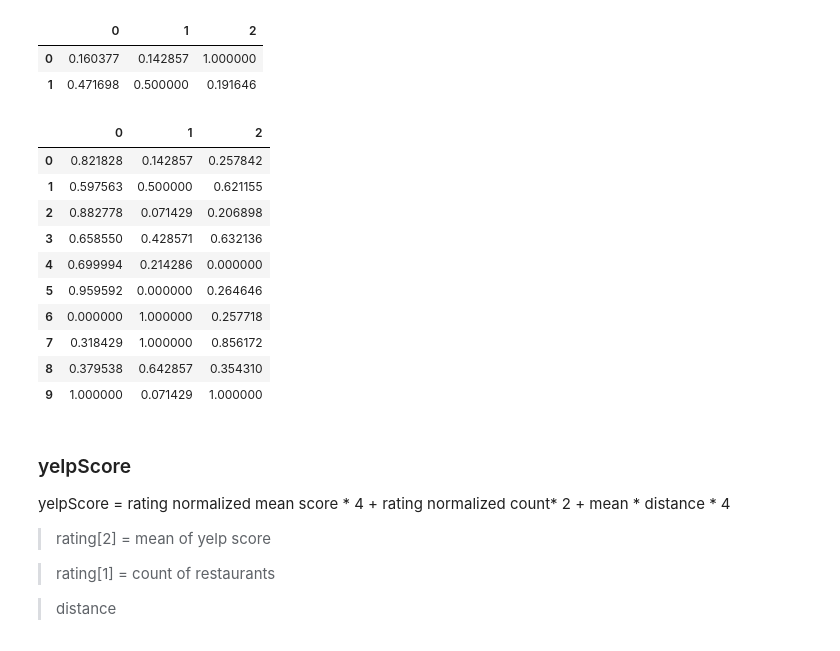
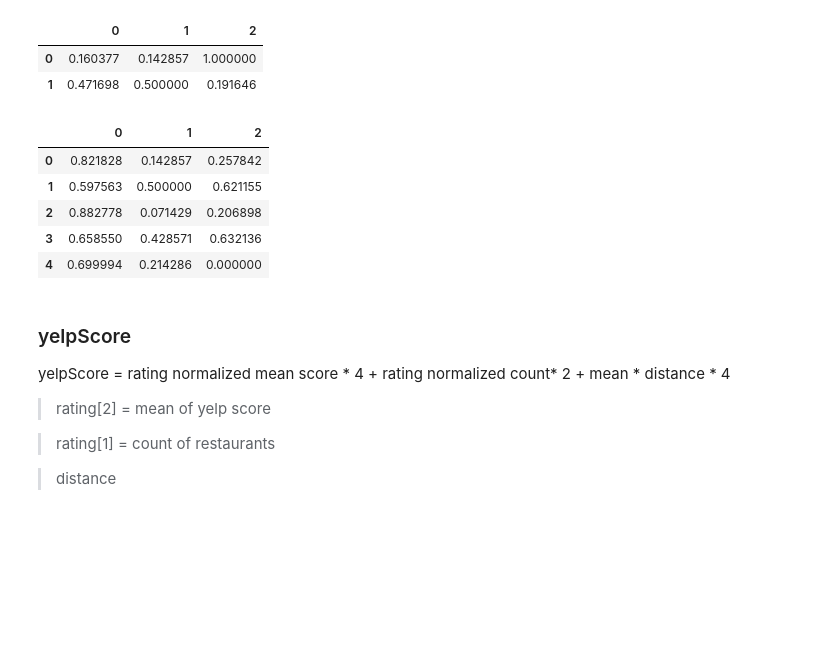
Before and after one commit to cyrus-rustomji/metis_projects, a Jupyter notebook: FirstProejct.ipynb, the cells around one changed output. Saved outputs shown, nothing was run; the diff lists cells and outputs as text; code cells hidden in the pictures; blank space fills up the shorter version.

```diff
--- a/FirstProejct.ipynb
+++ b/FirstProejct.ipynb
@@ -745,21 +780,16 @@ rating_df.head(2)
 # %%
 x = yelp_df['distance_multiy_negative_one'].values #returns a numpy array
 min_max_scaler = preprocessing.MinMaxScaler()
 x_scaled = min_max_scaler.fit_transform(x)
 distance_df = pd.DataFrame(x_scaled)
-distance_df
+distance_df.head()
 # %% [output]
 |  | 0 | 1 | 2 |
 | 0 | 0.821828 | 0.142857 | 0.257842 |
 | 1 | 0.597563 | 0.500000 | 0.621155 |
 | 2 | 0.882778 | 0.071429 | 0.206898 |
 | 3 | 0.658550 | 0.428571 | 0.632136 |
 | 4 | 0.699994 | 0.214286 | 0.000000 |
-| 5 | 0.959592 | 0.000000 | 0.264646 |
-| 6 | 0.000000 | 1.000000 | 0.257718 |
-| 7 | 0.318429 | 1.000000 | 0.856172 |
-| 8 | 0.379538 | 0.642857 | 0.354310 |
-| 9 | 1.000000 | 0.071429 | 1.000000 |
 # %% [markdown]
 ### yelpScore
 yelpScore = rating normalized mean score * 4 + rating normalized count* 2 + mean * distance * 4
```
Also changed, not shown: parts of 19 cells of this notebook.
